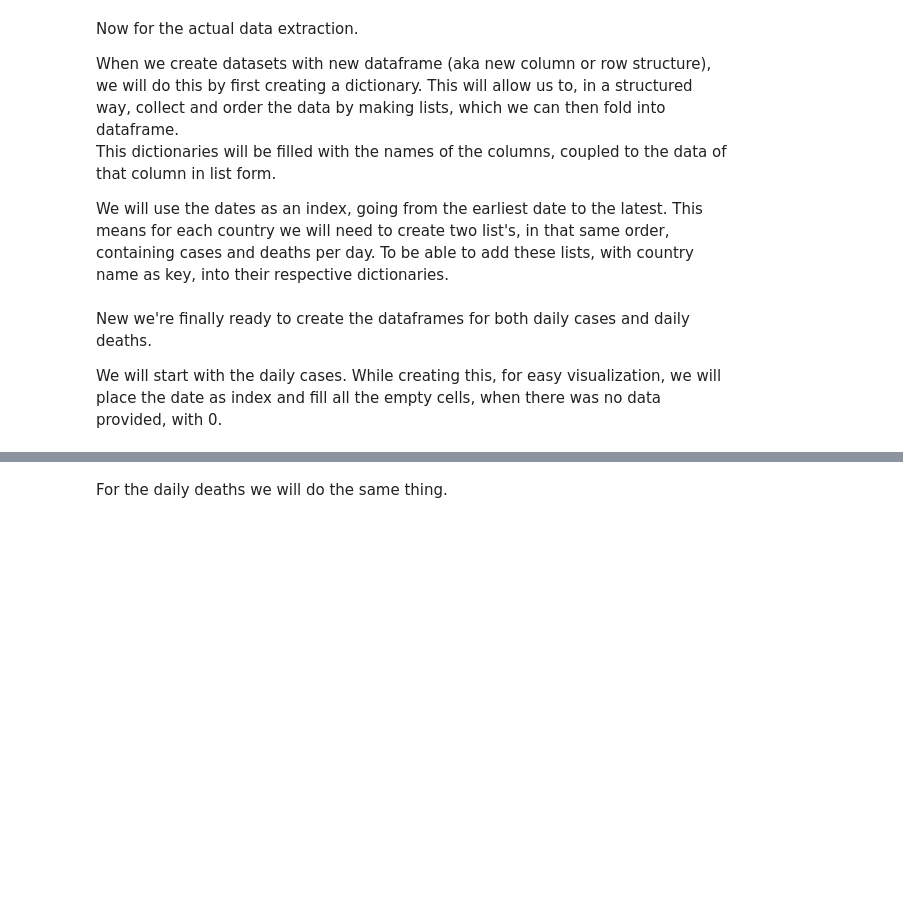
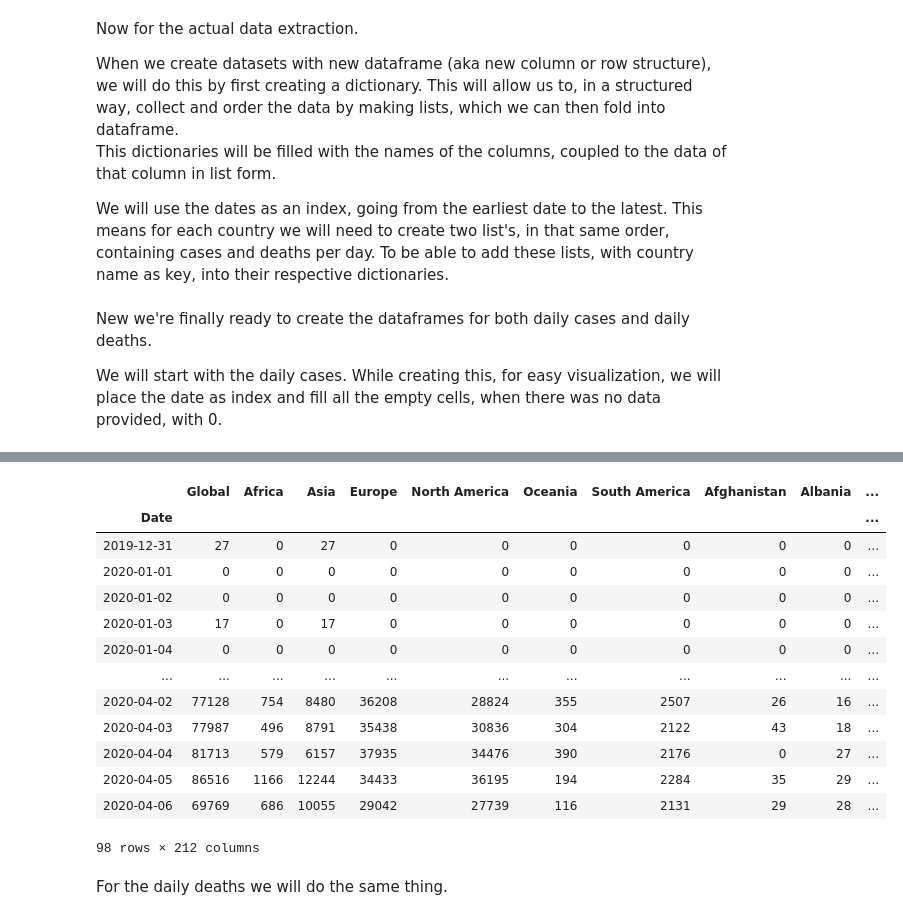
Before and after one commit to simon-verheyen/Portfolio, a Jupyter notebook: COVID-data/Data-Extraction/Data-Download.ipynb, the cells around one changed output, grey strips where cells are left out. Cells and saved outputs as stored; diff of their text form; code cells hidden in the pictures; blank space fills up the shorter version.

```diff
--- a/COVID-data/Data-Extraction/Data-Download.ipynb
+++ b/COVID-data/Data-Extraction/Data-Download.ipynb
@@ -78,18 +78,18 @@ display(df)
 To make our next step a little easier we will create two lists. One containing every date and another containing every country that can be found in the database. Both will be ordered so we can fill in all the datasets in the same alphabetical/accending order.<br>
 We will also exchange the _'s in the country name for a whitespace, since this looks better.
 # %%
-dates = []
+dates_all = []
 countries = []
 
 for date in df['dateRep']:
-    if date not in dates:
-        dates.append(date)
+    if date not in dates_all:
+        dates_all.append(date)
 
 for country in df['countriesAndTerritories']:
     if country not in countries:
         countries.append(country)
 
-dates.sort()
+dates_all.sort()
 countries.sort()
 
-countries_final = [country.replace('_', ' ') for country in countries]
+countries_all = [country.replace('_', ' ') for country in countries]
@@ -101,21 +131,19 @@ This dictionaries will be filled with the names of the columns, coupled to the d
 
 We will use the dates as an index, going from the earliest date to the latest. This means for each country we will need to create two list's, in that same order, containing cases and deaths per day. To be able to add these lists, with country name as key, into their respective dictionaries.
 # %%
-dict_cases = {'Date': dates}
-dict_deaths = {'Date': dates}
+dict_cases = {'Date': dates_all}
+dict_deaths = {'Date': dates_all}
 
 # here we need a numerical for loop, instead of loping through the countries list
 # since we need to place the countries_final name in the dictionary instead of the countries one
 for i in range(len(countries)):
-    country_pop = df.loc[df['countriesAndTerritories']==countries[i]]['popData2018'].values[-1]
-
     cases = []
     deaths = []
 
     country_df = df.loc[df['countriesAndTerritories']==countries[i]]
     collected_dates = country_df['dateRep'].tolist()
 
-    for date in dates:
+    for date in dates_all:
         if date in collected_dates:
             entry = country_df.loc[country_df['dateRep']==date]
             cases.append(entry['cases'].values[0])
@@ -125,8 +153,21 @@ for i in range(len(countries)):
             cases.append(0)
             deaths.append(0)
 
-    dict_cases[countries_final[i]] = cases
-    dict_deaths[countries_final[i]] = deaths
+    dict_cases[countries_all[i]] = cases
+    dict_deaths[countries_all[i]] = deaths
+
+df_cases_daily = pd.DataFrame(dict_cases).set_index('Date')
+df_cases_daily = df_cases_daily.fillna(0)
+
+df_deaths_daily = pd.DataFrame(dict_deaths).set_index('Date')
+df_deaths_daily = df_deaths_daily.fillna(0)
+# %%
+df_cases_daily['Global'] = df_cases_daily.sum(axis=1).values
+df_deaths_daily['Global']  = df_deaths_daily.sum(axis=1).values
+
+for entry in continents:
+    df_cases_daily[entry] = df_cases_daily[continents[entry]].sum(axis=1).values
+    df_deaths_daily[entry]  = df_deaths_daily[continents[entry]].sum(axis=1).values
 # %% [markdown]
 New we're finally ready to create the dataframes for both daily cases and daily deaths.
 
@@ -154,2 +175,25 @@ display(df_cases_daily)
+# %%
+cols = df_cases_daily.columns.tolist()
+cols = cols[-7:] + cols[:-7]
+# %%
+df_cases_daily = df_cases_daily[cols]
+display(df_cases_daily)
+
+assert((df_cases_daily.iloc[:,:1].values - df_cases_daily.iloc[:,1:7].values.sum(axis=1)).sum() == 0)
+# %% [output]
+|  | Global | Africa | Asia | Europe | North America | Oceania | South America | Afghanistan | Albania | ... |
+| Date |  |  |  |  |  |  |  |  |  | ... |
+| 2019-12-31 | 27 | 0 | 27 | 0 | 0 | 0 | 0 | 0 | 0 | ... |
+| 2020-01-01 | 0 | 0 | 0 | 0 | 0 | 0 | 0 | 0 | 0 | ... |
+| 2020-01-02 | 0 | 0 | 0 | 0 | 0 | 0 | 0 | 0 | 0 | ... |
+| 2020-01-03 | 17 | 0 | 17 | 0 | 0 | 0 | 0 | 0 | 0 | ... |
+| 2020-01-04 | 0 | 0 | 0 | 0 | 0 | 0 | 0 | 0 | 0 | ... |
+| ... | ... | ... | ... | ... | ... | ... | ... | ... | ... | ... |
+| 2020-04-02 | 77128 | 754 | 8480 | 36208 | 28824 | 355 | 2507 | 26 | 16 | ... |
+| 2020-04-03 | 77987 | 496 | 8791 | 35438 | 30836 | 304 | 2122 | 43 | 18 | ... |
+| 2020-04-04 | 81713 | 579 | 6157 | 37935 | 34476 | 390 | 2176 | 0 | 27 | ... |
+| 2020-04-05 | 86516 | 1166 | 12244 | 34433 | 36195 | 194 | 2284 | 35 | 29 | ... |
+| 2020-04-06 | 69769 | 686 | 10055 | 29042 | 27739 | 116 | 2131 | 29 | 28 | ... |
+98 rows × 212 columns
 # %% [markdown]
 For the daily deaths we will do the same thing.
```
Also changed, not shown: parts of 10 cells of this notebook, 35 other files.
